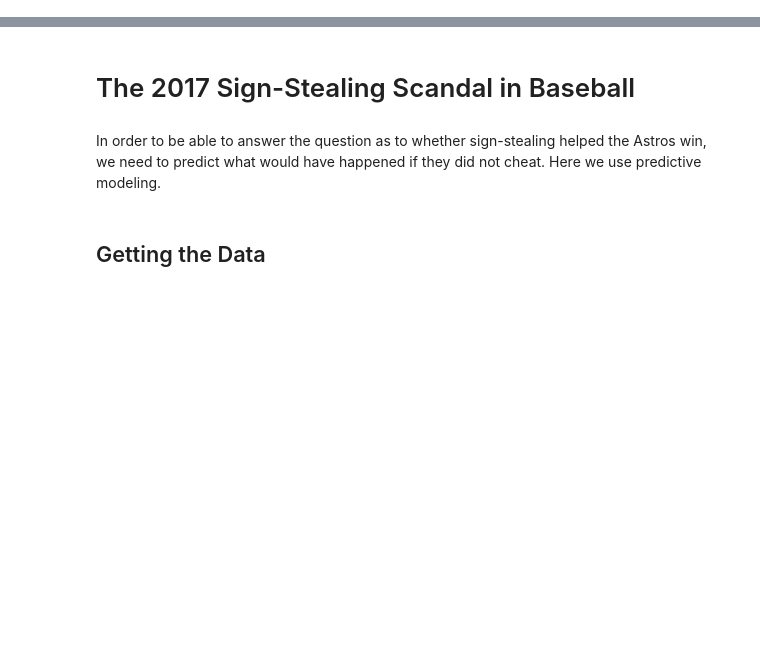
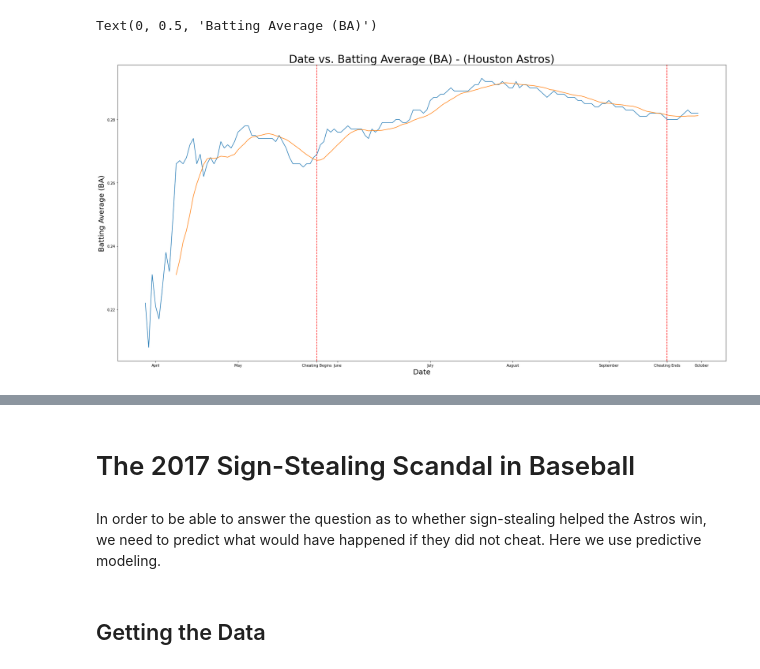
Before and after one commit to nicholas-greger/astros-project, a Jupyter notebook: Final.ipynb, the cells around one changed output, grey strips where cells are left out. Cells and saved outputs as stored; diff of their text form; code cells hidden in the pictures; blank space fills up the shorter version.

```diff
--- a/Final.ipynb
+++ b/Final.ipynb
@@ -0,0 +6,24 @@
+# %%
+import pandas as pd
+import matplotlib.pyplot as plt
+from matplotlib.pyplot import xticks
+import matplotlib.patches as mpatches
+plt.rcParams['figure.figsize'] = (30,15)
+# %%
+df1 = pd.read_csv('astros batting data 2017.csv')
+redsox = pd.read_csv('redsox_batting_data_2017.csv')
+dodgers = pd.read_csv('dodgers_batting_data_2017.csv')
+nationals = pd.read_csv('nationals_batting_data_2017.csv')
+indians = pd.read_csv('indians_batting_data_2017.csv')
+# %%
+plt.plot_date(df1['Date'], df1['BA'], '-')
+df1.BA.rolling(10).mean().plot()
+plt.axvline(x=50, color = 'red',ls ='--')
+plt.axvline(x=152, color = 'red',ls ='--')
+xticks([3, 27,50, 56, 83, 107, 135, 152, 162], ['April', 'May', 'Cheating Begins', 'June', 'July', 'August', 'September','Cheating Ends', 'October'])
+plt.title('Date vs. Batting Average (BA) - (Houston Astros)', fontsize = 30)
+plt.xlabel('Date', fontsize = 20)
+plt.ylabel('Batting Average (BA)', fontsize = 20)
+# %% [output]
+Text(0, 0.5, 'Batting Average (BA)')
+[figure, added]
```
Also changed, not shown: parts of 24 cells of this notebook.
